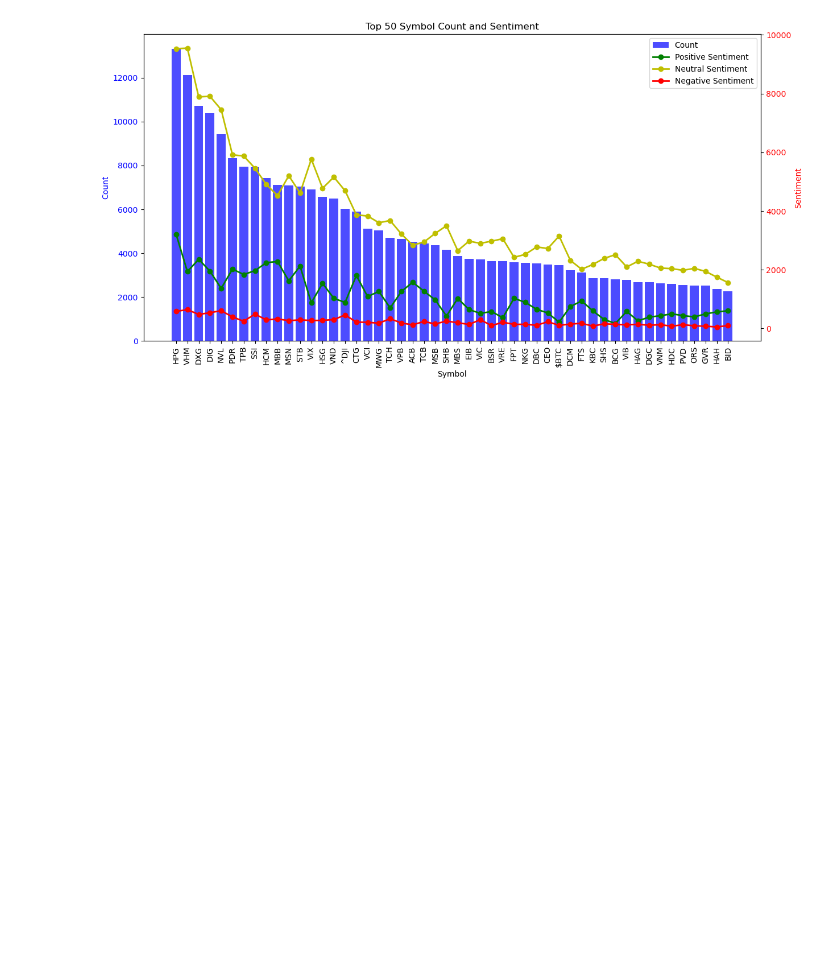
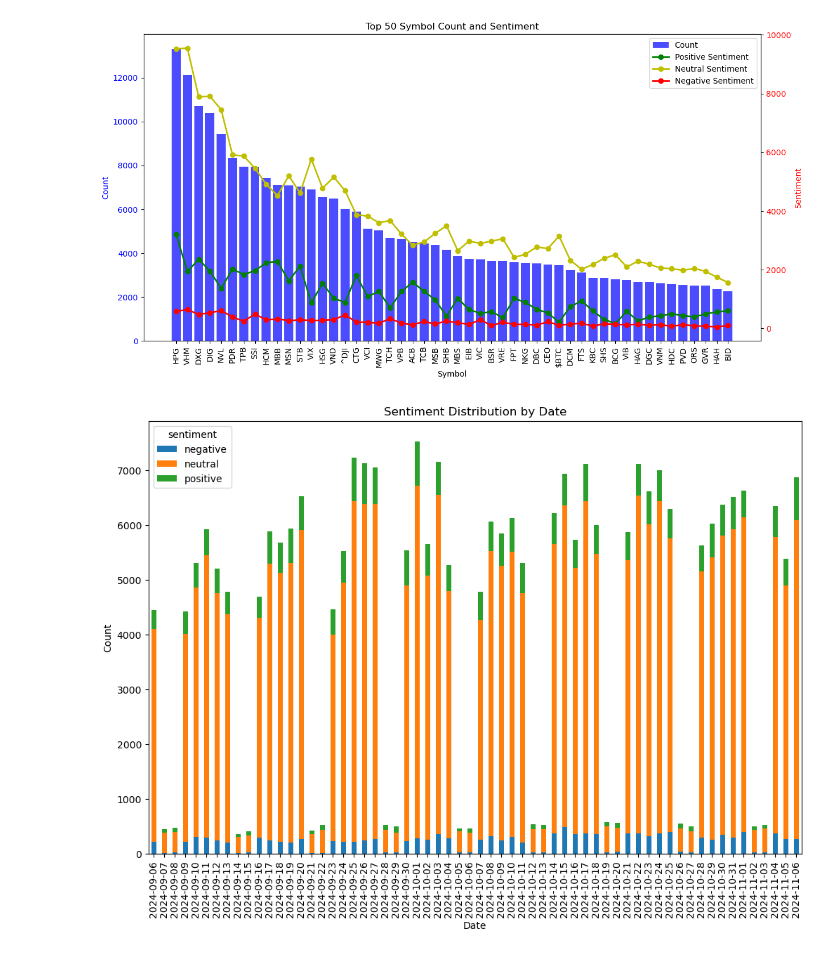
Before and after one commit to Legend0fHell/ait2006-data-processing-final, a Jupyter notebook: article_analyze.ipynb, the cells around one changed output. Cells and saved outputs as stored; diff of their text form; code cells hidden in the pictures; blank space fills up the shorter version.

```diff
--- a/article_analyze.ipynb
+++ b/article_analyze.ipynb
@@ -721,3 +798,19 @@ plt.title('Top 50 Symbol Count and Sentiment')
 plt.show()
 # %% [output]
 [figure]
+# %%
+# Chuyển đổi cột 'date' sang định dạng datetime nếu chưa được chuyển đổi
+posts_df['date'] = pd.to_datetime(posts_df['date'], format='ISO8601')
+
+# Tạo dataframe chứa số lượng sentiment theo ngày
+sentiment_by_date = posts_df.groupby(posts_df['date'].dt.date)['sentiment'].value_counts().unstack().fillna(0)
+
+# Vẽ biểu đồ cột
+sentiment_by_date.plot(kind='bar', stacked=True, figsize=(12, 8))
+plt.title('Sentiment Distribution by Date')
+plt.xlabel('Date')
+plt.ylabel('Count')
+plt.xticks(rotation=90)
+plt.show()
+# %% [output]
+[figure, added]
```
Also changed, not shown: parts of 4 cells of this notebook, 1 other file.
